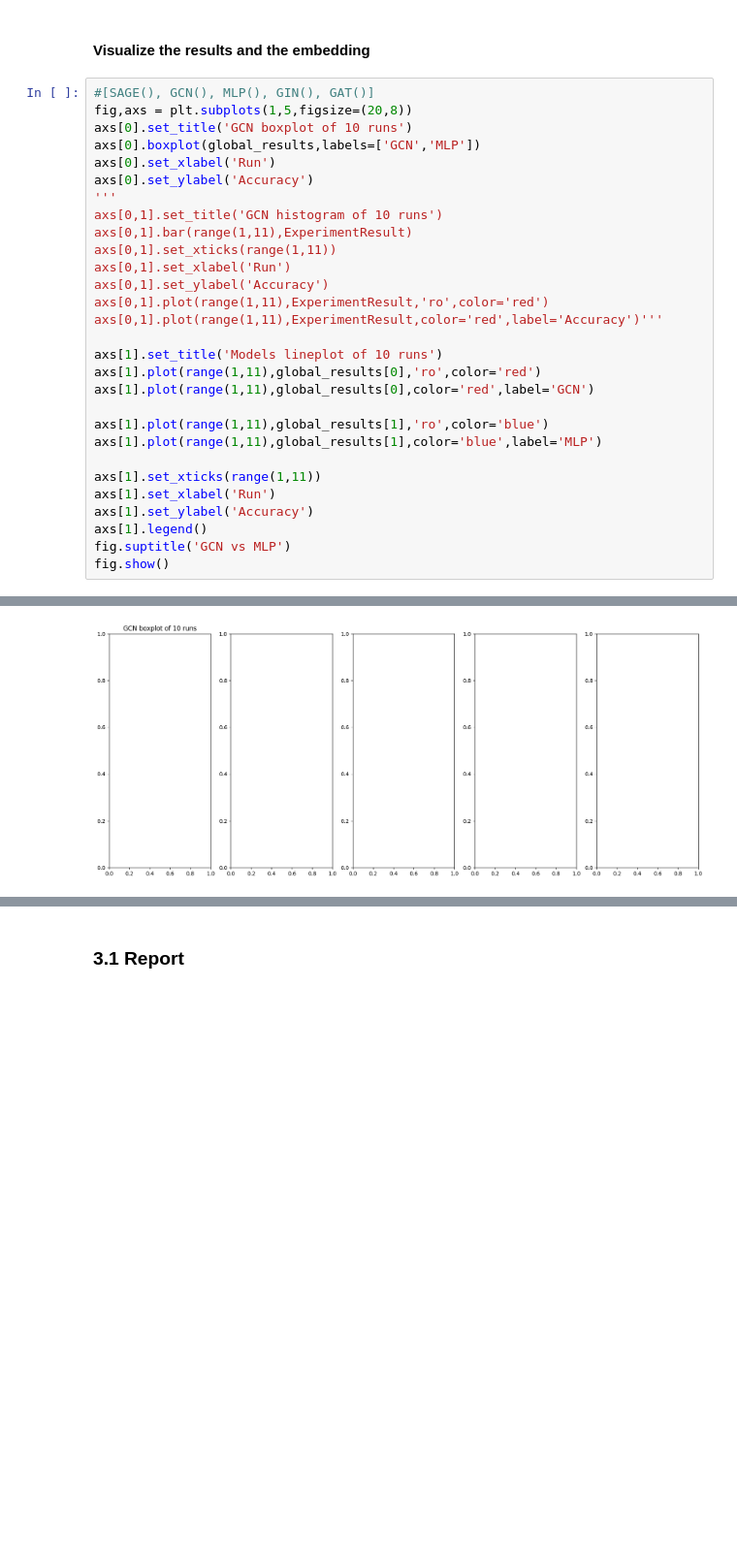
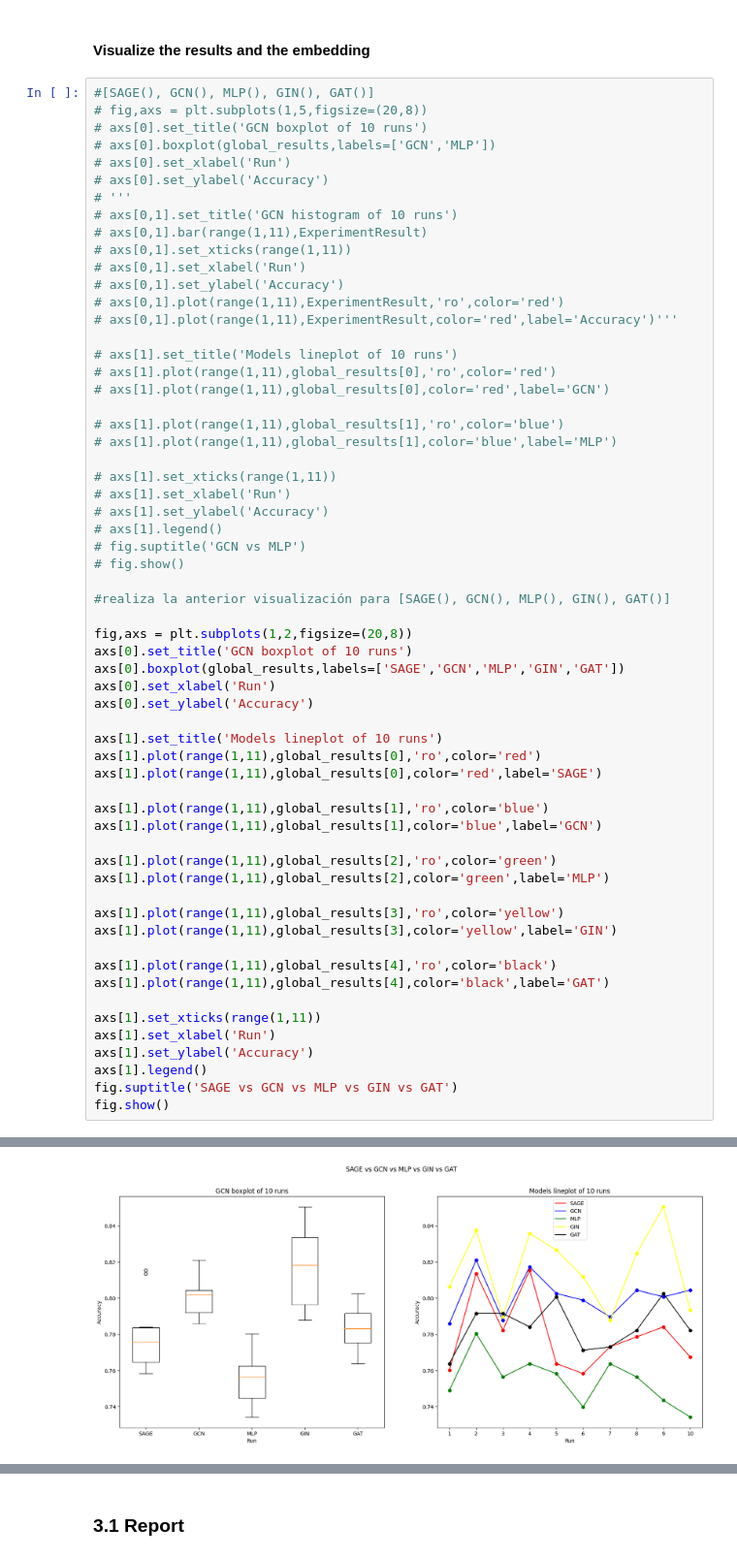
Before and after one commit to igl35/master-ua, a Jupyter notebook: Machine learning/Node_classification.ipynb, the cells around one changed output, grey strips where cells are left out. Shown at 97% size. Drawn from its saved outputs; the diff is of its cells as text; blank space fills up the shorter version.

Commit message:
añadidas arquitecturas y obtenidos los resultados

```diff
--- a/Machine learning/Node_classification.ipynb
+++ b/Machine learning/Node_classification.ipynb
@@ -511,31 +511,62 @@ GAT
 #### Visualize the results and the embedding
 # %%
 #[SAGE(), GCN(), MLP(), GIN(), GAT()]
-fig,axs = plt.subplots(1,5,figsize=(20,8))
+# fig,axs = plt.subplots(1,5,figsize=(20,8))
+# axs[0].set_title('GCN boxplot of 10 runs')
+# axs[0].boxplot(global_results,labels=['GCN','MLP'])
+# axs[0].set_xlabel('Run')
+# axs[0].set_ylabel('Accuracy')
+# '''
+# axs[0,1].set_title('GCN histogram of 10 runs')
+# axs[0,1].bar(range(1,11),ExperimentResult)
+# axs[0,1].set_xticks(range(1,11))
+# axs[0,1].set_xlabel('Run')
+# axs[0,1].set_ylabel('Accuracy')
+# axs[0,1].plot(range(1,11),ExperimentResult,'ro',color='red')
+# axs[0,1].plot(range(1,11),ExperimentResult,color='red',label='Accuracy')'''
+
+# axs[1].set_title('Models lineplot of 10 runs')
+# axs[1].plot(range(1,11),global_results[0],'ro',color='red')
+# axs[1].plot(range(1,11),global_results[0],color='red',label='GCN')
+
+# axs[1].plot(range(1,11),global_results[1],'ro',color='blue')
+# axs[1].plot(range(1,11),global_results[1],color='blue',label='MLP')
+
+# axs[1].set_xticks(range(1,11))
+# axs[1].set_xlabel('Run')
+# axs[1].set_ylabel('Accuracy')
+# axs[1].legend()
+# fig.suptitle('GCN vs MLP')
+# fig.show()
+
+#realiza la anterior visualización para [SAGE(), GCN(), MLP(), GIN(), GAT()]
+
+fig,axs = plt.subplots(1,2,figsize=(20,8))
 axs[0].set_title('GCN boxplot of 10 runs')
-axs[0].boxplot(global_results,labels=['GCN','MLP'])
+axs[0].boxplot(global_results,labels=['SAGE','GCN','MLP','GIN','GAT'])
 axs[0].set_xlabel('Run')
 axs[0].set_ylabel('Accuracy')
-'''
-axs[0,1].set_title('GCN histogram of 10 runs')
-axs[0,1].bar(range(1,11),ExperimentResult)
-axs[0,1].set_xticks(range(1,11))
-axs[0,1].set_xlabel('Run')
-axs[0,1].set_ylabel('Accuracy')
-axs[0,1].plot(range(1,11),ExperimentResult,'ro',color='red')
-axs[0,1].plot(range(1,11),ExperimentResult,color='red',label='Accuracy')'''
 
 axs[1].set_title('Models lineplot of 10 runs')
 axs[1].plot(range(1,11),global_results[0],'ro',color='red')
-axs[1].plot(range(1,11),global_results[0],color='red',label='GCN')
+axs[1].plot(range(1,11),global_results[0],color='red',label='SAGE')
 
 axs[1].plot(range(1,11),global_results[1],'ro',color='blue')
-axs[1].plot(range(1,11),global_results[1],color='blue',label='MLP')
+axs[1].plot(range(1,11),global_results[1],color='blue',label='GCN')
+
+axs[1].plot(range(1,11),global_results[2],'ro',color='green')
+axs[1].plot(range(1,11),global_results[2],color='green',label='MLP')
+
+axs[1].plot(range(1,11),global_results[3],'ro',color='yellow')
+axs[1].plot(range(1,11),global_results[3],color='yellow',label='GIN')
+
+axs[1].plot(range(1,11),global_results[4],'ro',color='black')
+axs[1].plot(range(1,11),global_results[4],color='black',label='GAT')
 
 axs[1].set_xticks(range(1,11))
 axs[1].set_xlabel('Run')
 axs[1].set_ylabel('Accuracy')
 axs[1].legend()
-fig.suptitle('GCN vs MLP')
+fig.suptitle('SAGE vs GCN vs MLP vs GIN vs GAT')
 fig.show()
 # %% [output]
@@ -543,4 +573,4 @@ ValueError: Dimensions of labels and X must be compatible
-[figure, old version]
+[figure, new version]
 # %%
 from sklearn.manifold import TSNE
 # Let's see the embedding of the best model over the 10 runs
```
Also changed, not shown: parts of 4 cells of this notebook.
